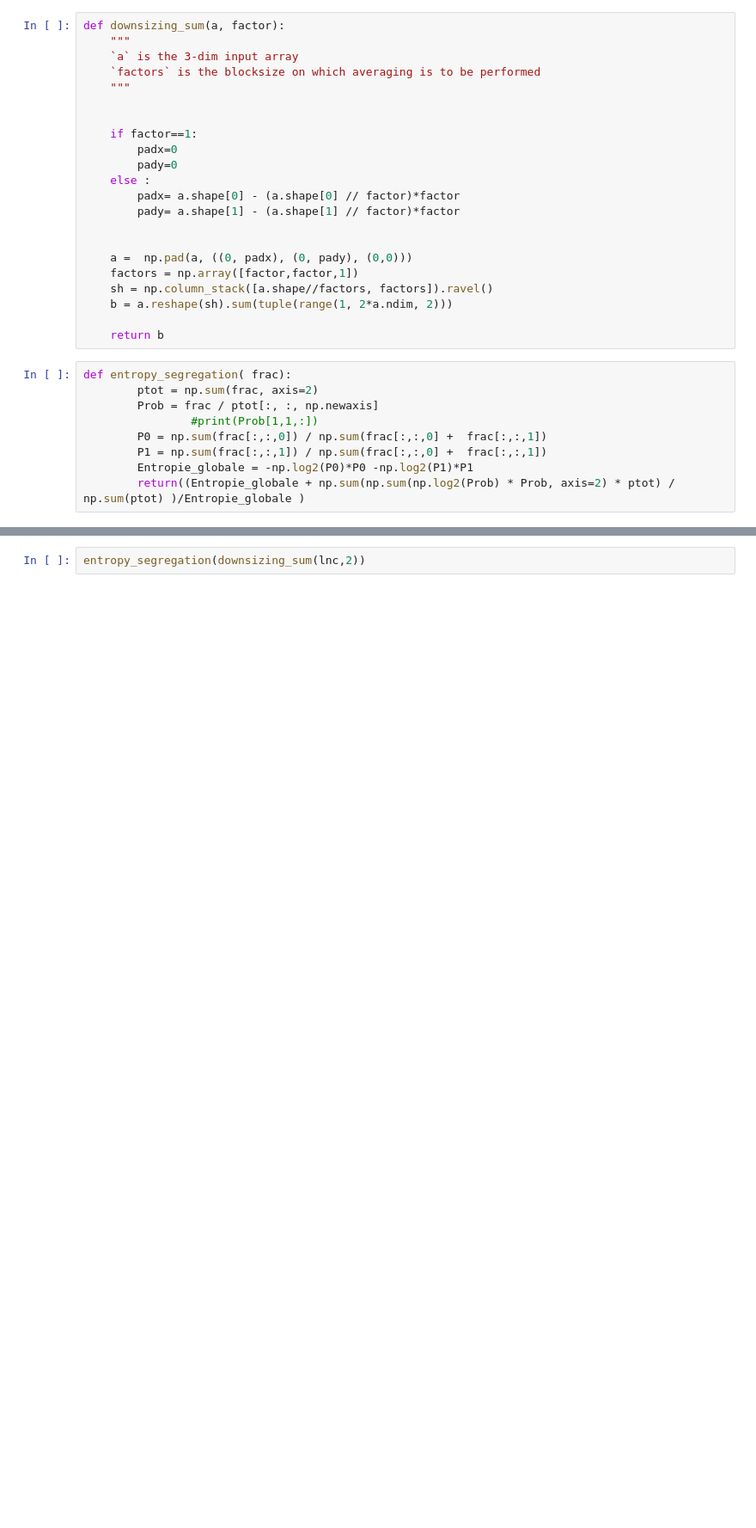
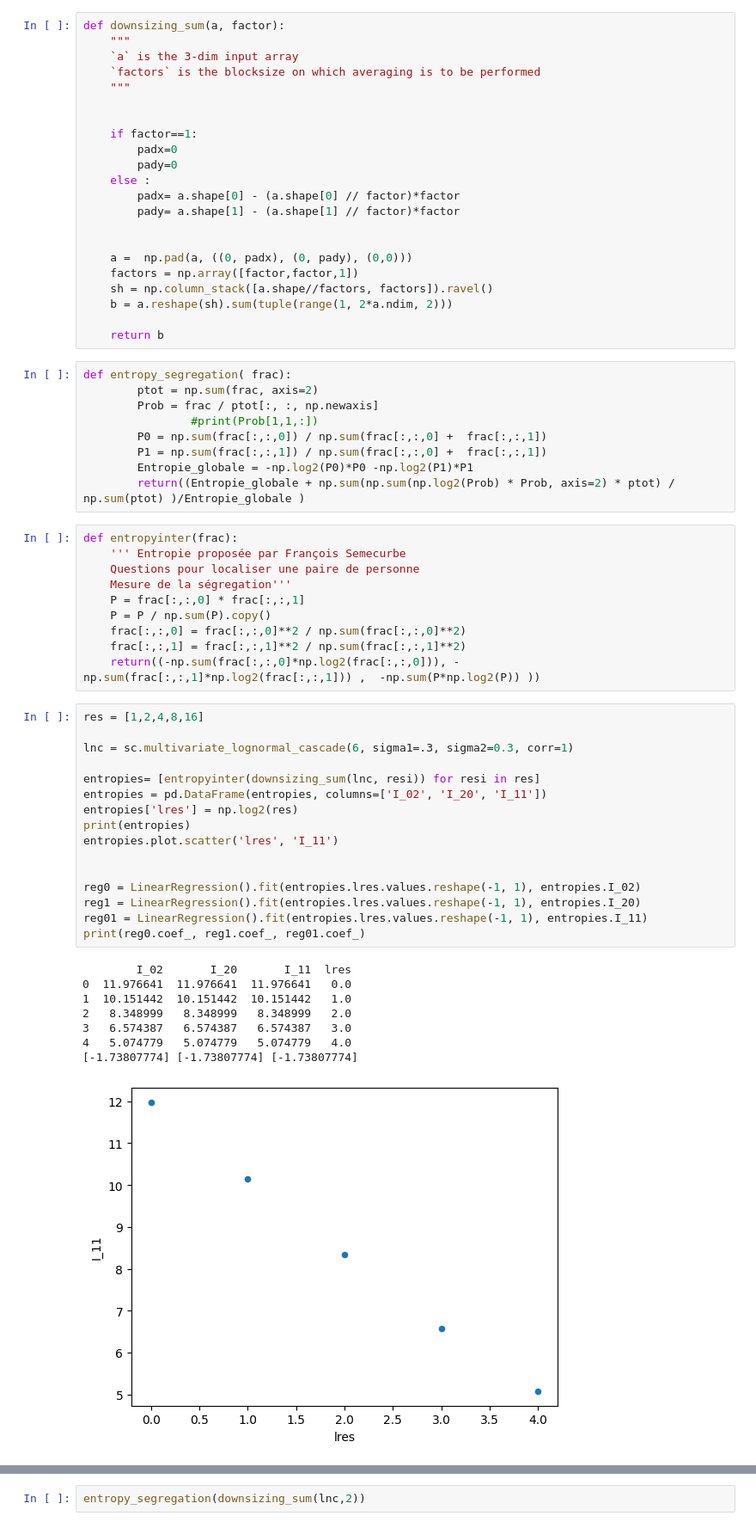
Before and after one commit to fsemecurbe/MMTMSS, a Jupyter notebook: Analysis simple cascade.ipynb, the cells around one changed output, grey strips where cells are left out. Shown at 86% size. Drawn from its saved outputs; the diff is of its cells as text; blank space fills up the shorter version.

```diff
--- a/Analysis simple cascade.ipynb
+++ b/Analysis simple cascade.ipynb
@@ -76,3 +76,38 @@ def entropy_segregation( frac):
         P1 = np.sum(frac[:,:,1]) / np.sum(frac[:,:,0] +  frac[:,:,1])
         Entropie_globale = -np.log2(P0)*P0 -np.log2(P1)*P1
         return((Entropie_globale + np.sum(np.sum(np.log2(Prob) * Prob, axis=2) * ptot) / np.sum(ptot) )/Entropie_globale )
+# %%
+def entropyinter(frac):
+    ''' Entropie proposée par François Semecurbe
+    Questions pour localiser une paire de personne
+    Mesure de la ségregation'''
+    P = frac[:,:,0] * frac[:,:,1]
+    P = P / np.sum(P).copy()
+    frac[:,:,0] = frac[:,:,0]**2 / np.sum(frac[:,:,0]**2)
+    frac[:,:,1] = frac[:,:,1]**2 / np.sum(frac[:,:,1]**2)
+    return((-np.sum(frac[:,:,0]*np.log2(frac[:,:,0])), -np.sum(frac[:,:,1]*np.log2(frac[:,:,1])) ,  -np.sum(P*np.log2(P)) ))
+# %%
+res = [1,2,4,8,16]
+
+lnc = sc.multivariate_lognormal_cascade(6, sigma1=.3, sigma2=0.3, corr=1)
+
+entropies= [entropyinter(downsizing_sum(lnc, resi)) for resi in res]
+entropies = pd.DataFrame(entropies, columns=['I_02', 'I_20', 'I_11'])
+entropies['lres'] = np.log2(res)
+print(entropies)
+entropies.plot.scatter('lres', 'I_11')
+
+
+reg0 = LinearRegression().fit(entropies.lres.values.reshape(-1, 1), entropies.I_02)
+reg1 = LinearRegression().fit(entropies.lres.values.reshape(-1, 1), entropies.I_20)
+reg01 = LinearRegression().fit(entropies.lres.values.reshape(-1, 1), entropies.I_11)
+print(reg0.coef_, reg1.coef_, reg01.coef_)
+# %% [output]
+        I_02       I_20       I_11  lres
+0  11.976641  11.976641  11.976641   0.0
+1  10.151442  10.151442  10.151442   1.0
+2   8.348999   8.348999   8.348999   2.0
+3   6.574387   6.574387   6.574387   3.0
+4   5.074779   5.074779   5.074779   4.0
+[-1.73807774] [-1.73807774] [-1.73807774]
+[figure, added]
```
Also changed, not shown: parts of 3 cells of this notebook, 1 other file.
